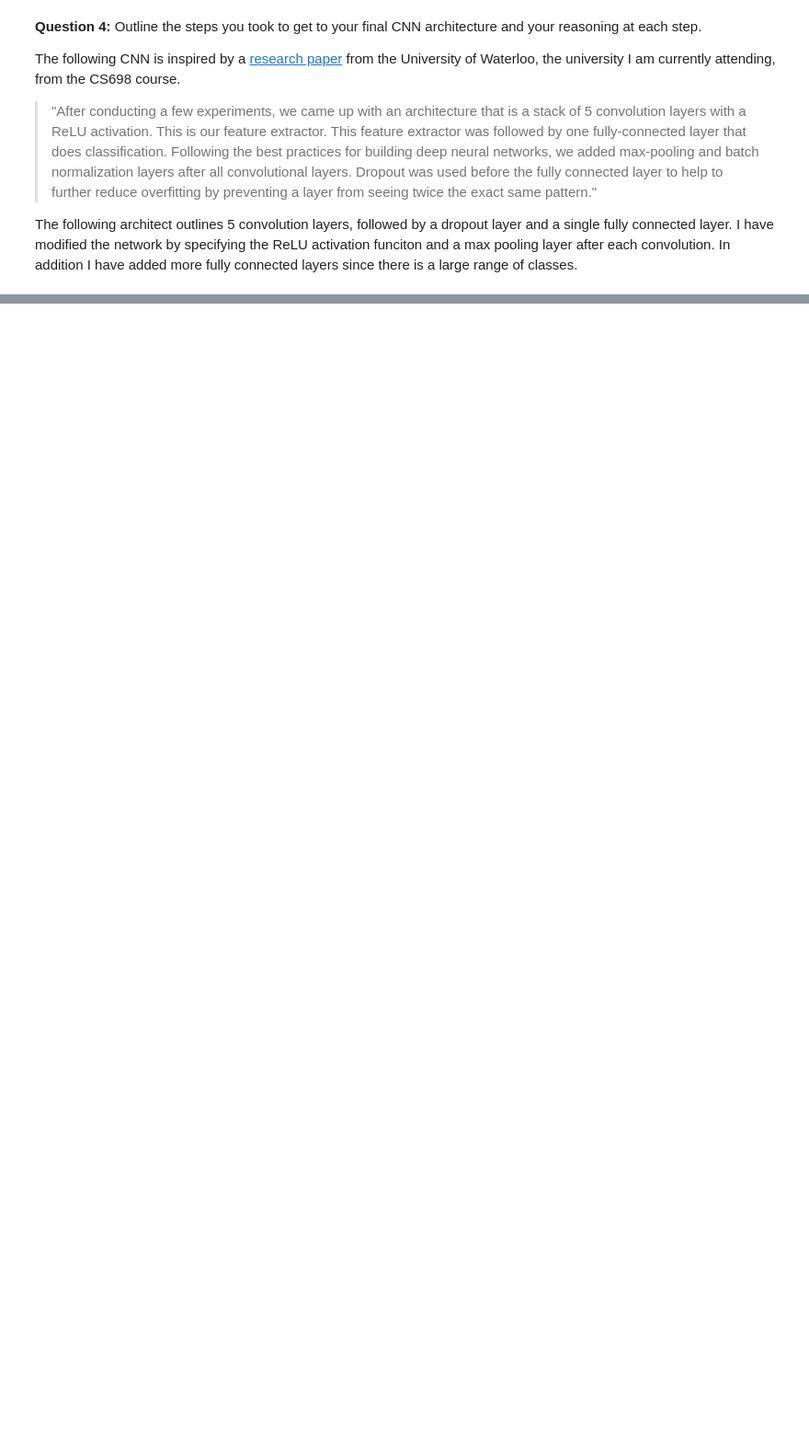
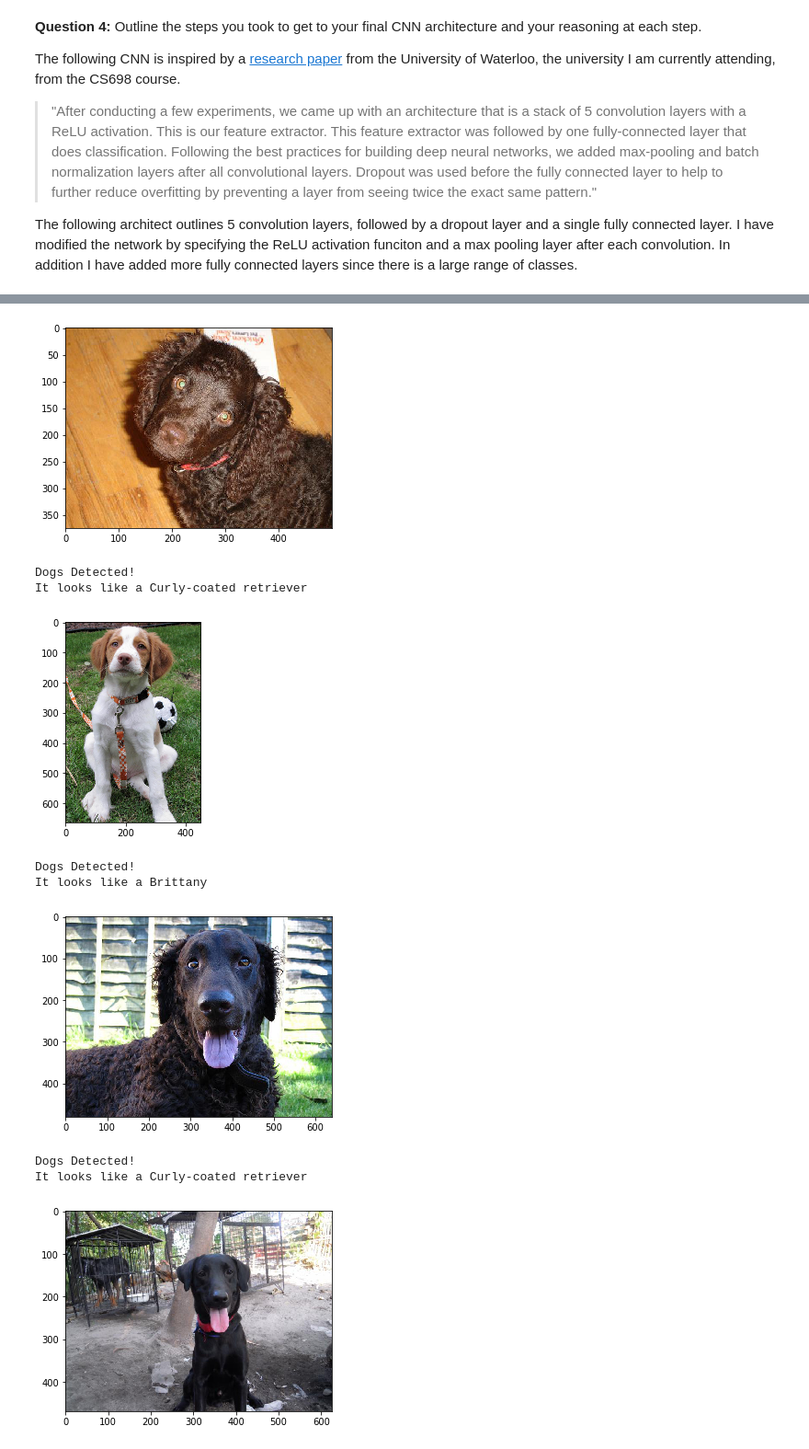
Before and after one commit to ahtchow/dog-breed-classifier, a Jupyter notebook: dog_classifier_app.ipynb, the cells around one changed output, grey strips where cells are left out. Shown at 92% size. Saved outputs shown, nothing was run; the diff lists cells and outputs as text; code cells hidden in the pictures; blank space fills up the shorter version.

Commit message:
Dog Breed Classifier

```diff
--- a/dog_classifier_app.ipynb
+++ b/dog_classifier_app.ipynb
@@ -441,0 +677,6 @@ The following architect outlines 5 convolution layers, followed by a dropout lay
+# %%
+# train the model
+model_transfer = train(50, loaders_transfer, model_transfer, optimizer_transfer, criterion_transfer, use_cuda, 'model_transfer.pt')
+
+# load the model that got the best validation accuracy
+model_transfer.load_state_dict(torch.load('model_transfer.pt'))
@@ -441,0 +709,7 @@ The following architect outlines 5 convolution layers, followed by a dropout lay
+# %%
+### and returns the dog breed that is predicted by the model.
+
+# list of class names by index, i.e. a name can be accessed like class_names[0]
+class_names = [item[4:].replace("_", " ") for item in loaders_transfer['train'].dataset.classes]
+
+print(class_names)
@@ -441,0 +737,7 @@ The following architect outlines 5 convolution layers, followed by a dropout lay
+# %%
+# Test on Images Provided:
+
+for img_file in os.listdir('./images'):
+    img_path = os.path.join('./images', img_file)
+    predition = predict_breed_transfer(model_transfer, img_path, class_names)
+    print("image_file_name: {0}, \t predition breed: {1}".format(img_path, predition))
@@ -441,0 +769,36 @@ The following architect outlines 5 convolution layers, followed by a dropout lay
+# %%
+def run_app(img_path):
+
+    img = Image.open(img_path)
+    plt.imshow(img)
+    plt.show()
+
+    ## handle cases for a human face, dog, and neither
+    if dog_detector(img_path)[0] is True:
+        prediction = predict_breed_transfer(model_transfer, img_path, class_names)
+        print("Dogs Detected!\nIt looks like a {0}".format(prediction))
+
+    elif face_detector(img_path) > 0:
+        prediction = predict_breed_transfer(model_transfer, img_path, class_names)
+        print("Hello, human!\nIf you were a dog. You may look like a {0}".format(prediction))
+
+    else:
+        prediciton = False
+        print("Error! Can't detect anything.")
+
+#     return prediction
+# %%
+for img_file in os.listdir('./images'):
+    img_path = os.path.join('./images', img_file)
+    run_app(img_path)
+# %% [output]
+[figure, added]
+Dogs Detected!
+It looks like a Curly-coated retriever
+[figure, added]
+Dogs Detected!
+It looks like a Brittany
+[figure, added]
+Dogs Detected!
+It looks like a Curly-coated retriever
+[figure, added]
```
Also changed, not shown: parts of 37 cells of this notebook, 10 other files.
